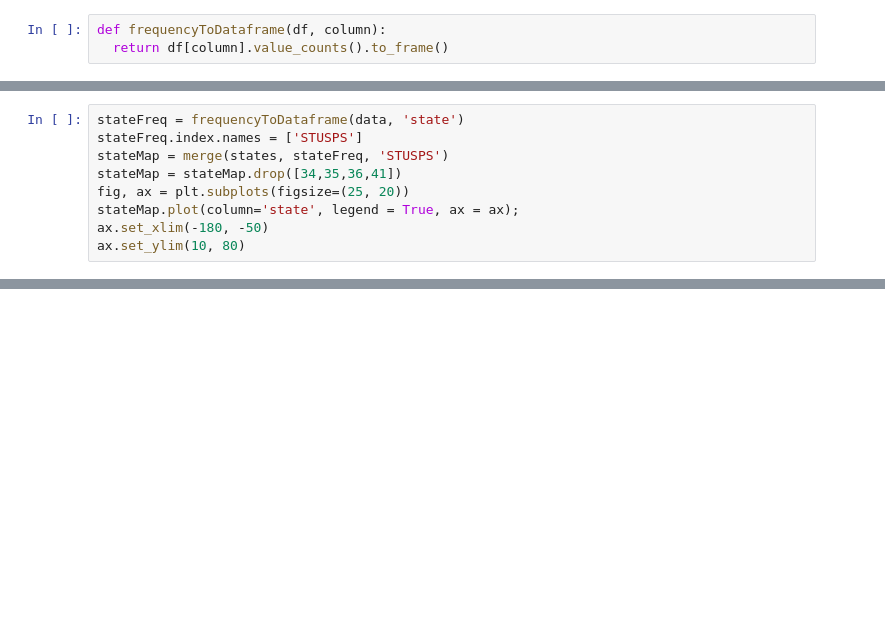
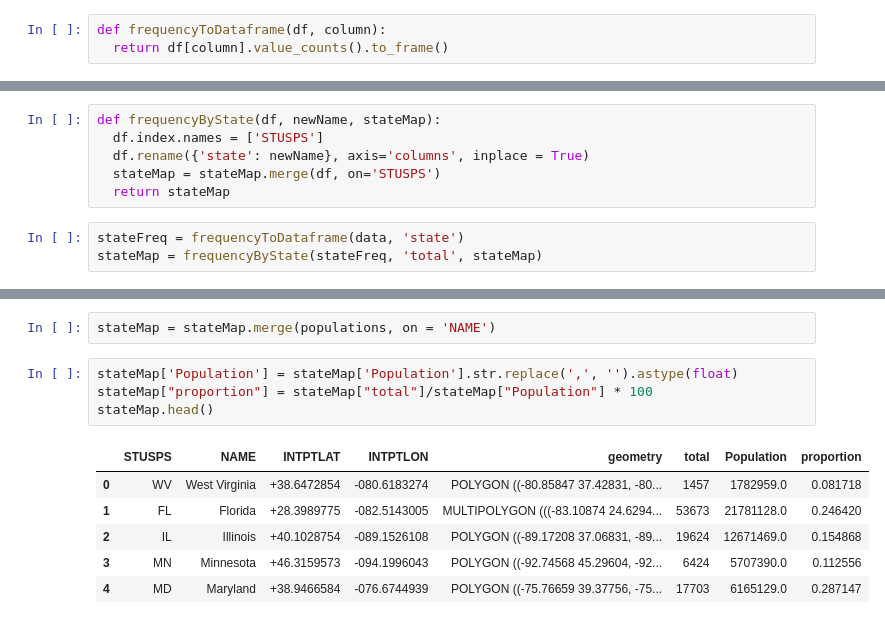
Before and after one commit to quantillinois/data-oa, a Jupyter notebook: ConsumerComplaints.ipynb, the cells around one changed output, grey strips where cells are left out. Cells and saved outputs as stored; diff of their text form; blank space fills up the shorter version.

```diff
--- a/ConsumerComplaints.ipynb
+++ b/ConsumerComplaints.ipynb
@@ -45,9 +76,0 @@ data.drop(['consumer_complaint_narrative','company_public_response','consumer_co
-# %%
-stateFreq = frequencyToDataframe(data, 'state')
-stateFreq.index.names = ['STUSPS']
-stateMap = merge(states, stateFreq, 'STUSPS')
-stateMap = stateMap.drop([34,35,36,41])
-fig, ax = plt.subplots(figsize=(25, 20))
-stateMap.plot(column='state', legend = True, ax = ax);
-ax.set_xlim(-180, -50)
-ax.set_ylim(10, 80)
@@ -56,0 +77,9 @@ ax.set_ylim(10, 80)
+# %%
+def frequencyByState(df, newName, stateMap):
+  df.index.names = ['STUSPS']
+  df.rename({'state': newName}, axis='columns', inplace = True)
+  stateMap = stateMap.merge(df, on='STUSPS')
+  return stateMap
+# %%
+stateFreq = frequencyToDataframe(data, 'state')
+stateMap = frequencyByState(stateFreq, 'total', stateMap)
@@ -56,0 +96,13 @@ ax.set_ylim(10, 80)
+# %%
+stateMap = stateMap.merge(populations, on = 'NAME')
+# %%
+stateMap['Population'] = stateMap['Population'].str.replace(',', '').astype(float)
+stateMap["proportion"] = stateMap["total"]/stateMap["Population"] * 100
+stateMap.head()
+# %% [output]
+|  | STUSPS | NAME | INTPTLAT | INTPTLON | geometry | total | Population | proportion |
+| 0 | WV | West Virginia | +38.6472854 | -080.6183274 | POLYGON ((-80.85847 37.42831, -80... | 1457 | 1782959.0 | 0.081718 |
+| 1 | FL | Florida | +28.3989775 | -082.5143005 | MULTIPOLYGON (((-83.10874 24.6294... | 53673 | 21781128.0 | 0.246420 |
+| 2 | IL | Illinois | +40.1028754 | -089.1526108 | POLYGON ((-89.17208 37.06831, -89... | 19624 | 12671469.0 | 0.154868 |
+| 3 | MN | Minnesota | +46.3159573 | -094.1996043 | POLYGON ((-92.74568 45.29604, -92... | 6424 | 5707390.0 | 0.112556 |
+| 4 | MD | Maryland | +38.9466584 | -076.6744939 | POLYGON ((-75.76659 39.37756, -75... | 17703 | 6165129.0 | 0.287147 |
```
Also changed, not shown: parts of 20 cells of this notebook.
